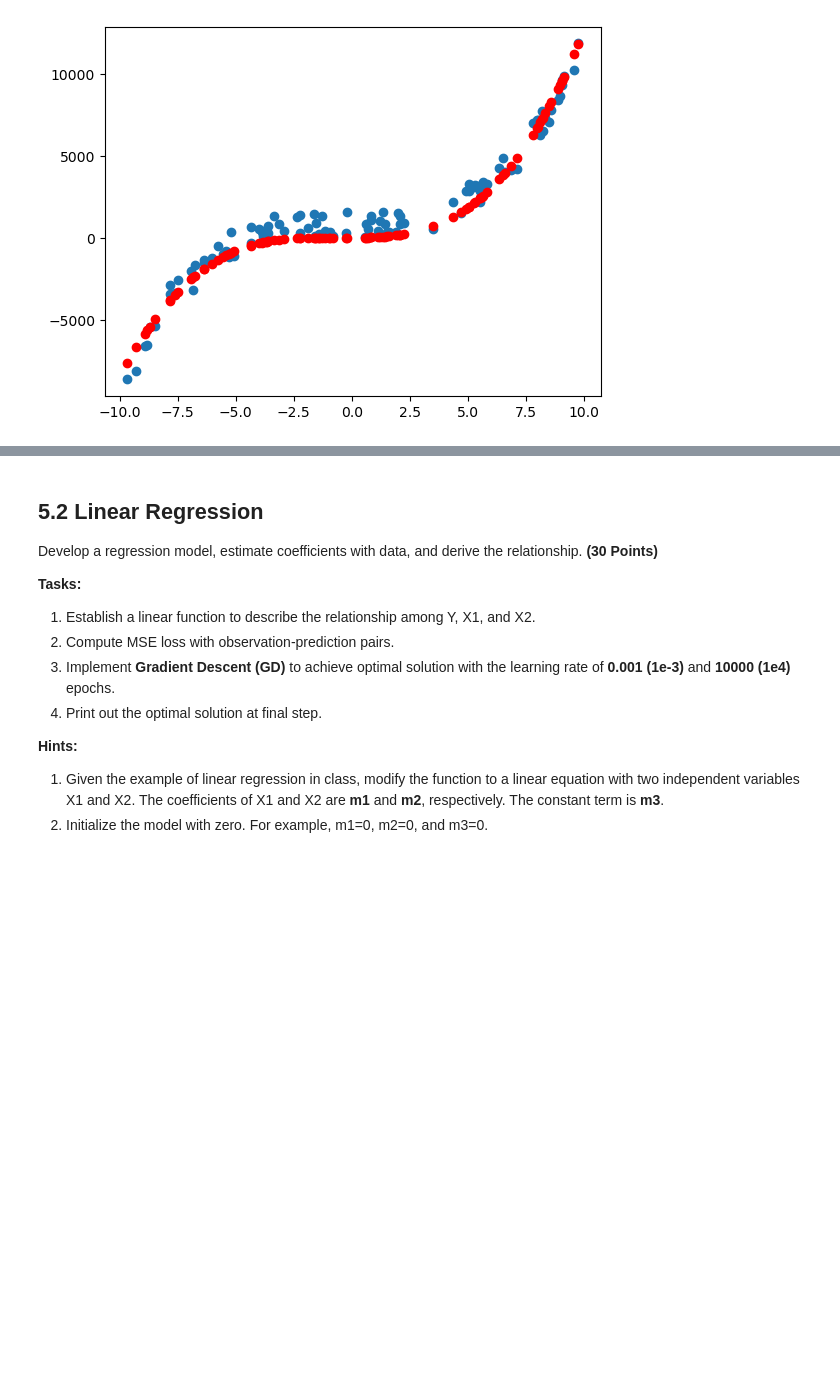
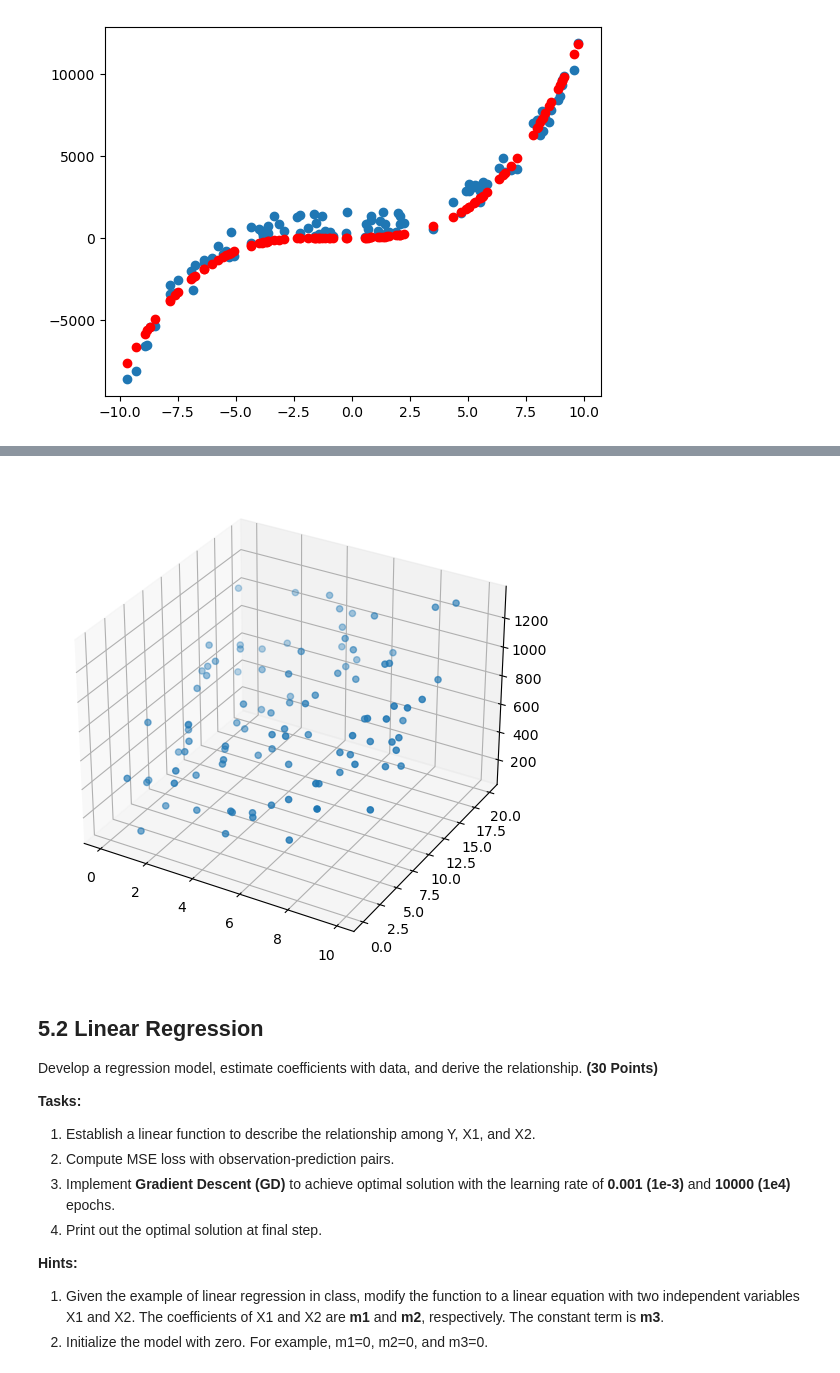
Before and after one commit to jakenorris1124/CAP-4630-Homework-1, a Jupyter notebook: Homework_01.ipynb, the cells around one changed output, grey strips where cells are left out. Saved outputs shown, nothing was run; the diff lists cells and outputs as text; code cells hidden in the pictures; blank space fills up the shorter version.

Commit message:
Plotted 3d graph

```diff
--- a/Homework_01.ipynb
+++ b/Homework_01.ipynb
@@ -146,3 +146,20 @@ Prepare the data for regression task. **(10 Points)**
+# %%
+# Coding here
+two_variables_df = pd.read_csv("data_two_variables.csv")
+
+fig = plt.figure()
+ax = Axes3D(fig)
+
+fig.add_axes(ax)
+
+X1 = two_variables_df.iloc[:,0]
+X2 = two_variables_df.iloc[:,1]
+Y_multi = two_variables_df.iloc[:,2]
+
+ax.scatter(X1, X2, Y_multi)
+plt.show()
+# %% [output]
+[figure, added]
 # %% [markdown]
 
 ## 5.2 Linear Regression
```
Also changed, not shown: parts of 2 cells of this notebook.
